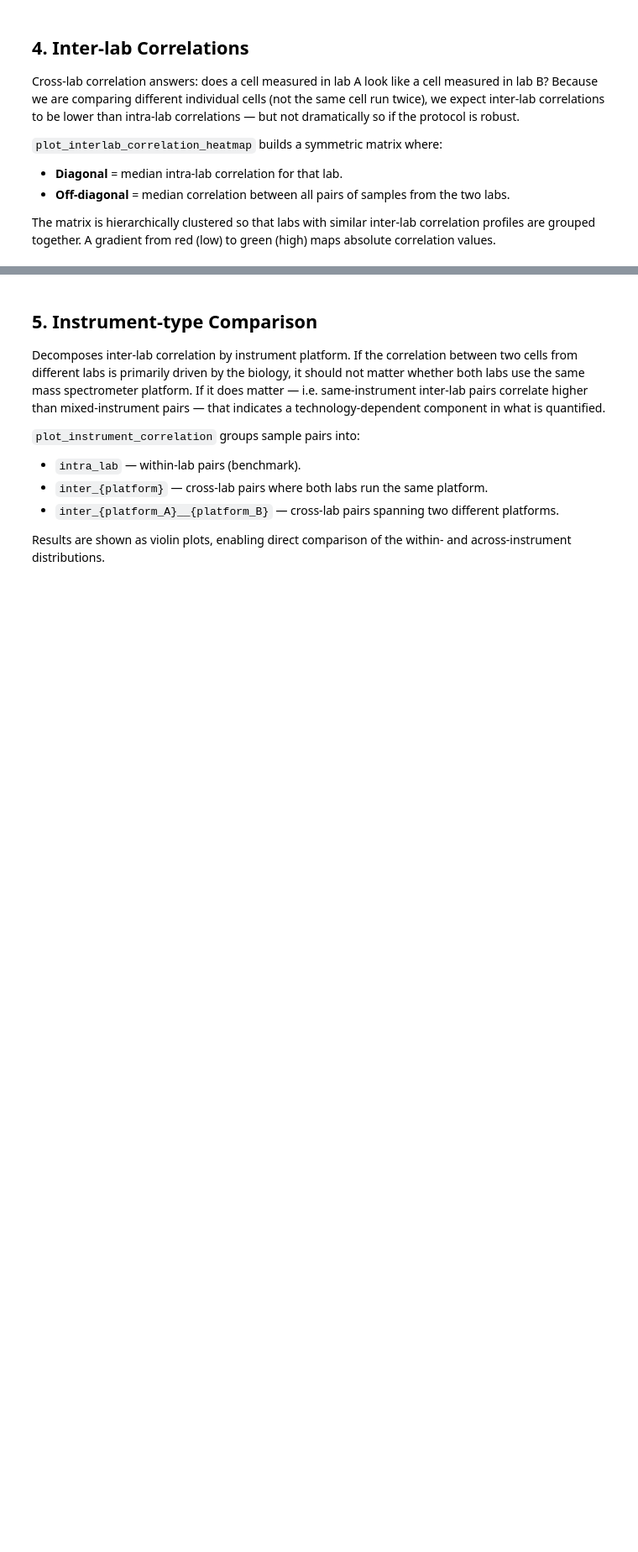
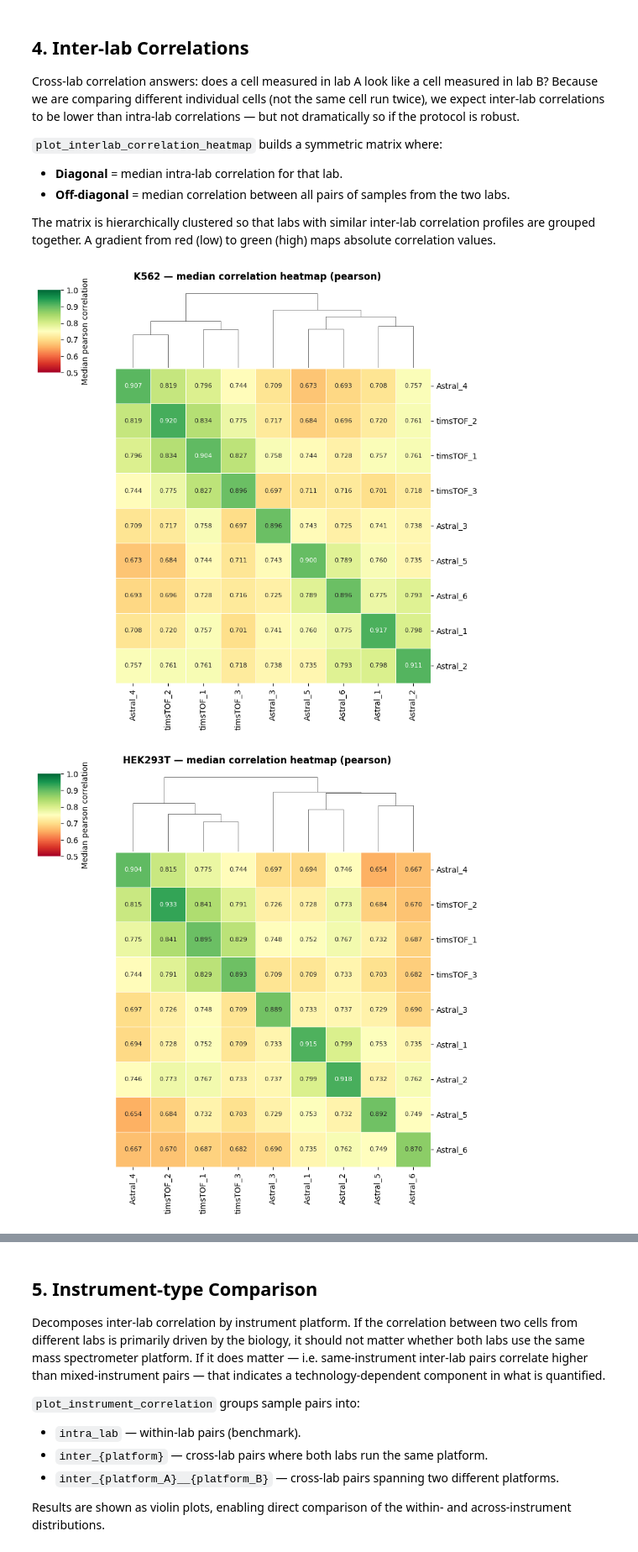
Before and after one commit to CompOmics/SCI, a Jupyter notebook: Notebooks/3_Correlations/01_sample_correlations.ipynb, the cells around one changed output, grey strips where cells are left out. Shown at 84% size. Saved outputs shown, nothing was run; the diff lists cells and outputs as text; code cells hidden in the pictures; blank space fills up the shorter version.

```diff
--- a/Notebooks/3_Correlations/01_sample_correlations.ipynb
+++ b/Notebooks/3_Correlations/01_sample_correlations.ipynb
@@ -297,18 +457,25 @@ Cross-lab correlation answers: does a cell measured in lab A look like a cell me
 
 The matrix is hierarchically clustered so that labs with similar inter-lab correlation profiles are grouped together. A gradient from red (low) to green (high) maps absolute correlation values.
 # %%
-plot_interlab_correlation_heatmap(
-    correlation_results=correlation_results,
-    method='spearman',
-    save_dir=os.path.join(FIGURES_OUT, 'Figure_5', 'Interlab'),
-    filename_fmt='{cond}_{method}_interlab_heatmap.png',
-    show=False
-)
+# plot_interlab_correlation_heatmap(
+#     correlation_results=correlation_results,
+#     method='spearman',
+#     save_dir=os.path.join(FIGURES_OUT, 'Figure_5', 'Interlab'),
+#     filename_fmt='{cond}_{method}_interlab_heatmap.png',
+#     vmin=0.5,
+#     vmax=1,
+#     show=True
+# )
 
 plot_interlab_correlation_heatmap(
     correlation_results=correlation_results,
     method='pearson',
     save_dir=os.path.join(FIGURES_OUT, 'Figure_5', 'Interlab'),
     filename_fmt='{cond}_{method}_interlab_heatmap.png',
-    show=False
+    vmin=0.5,
+    vmax=1,
+    show=True
 )
+# %% [output]
+[figure, added]
+[figure, added]
```
Also changed, not shown: parts of 17 cells of this notebook, 2 other files.
